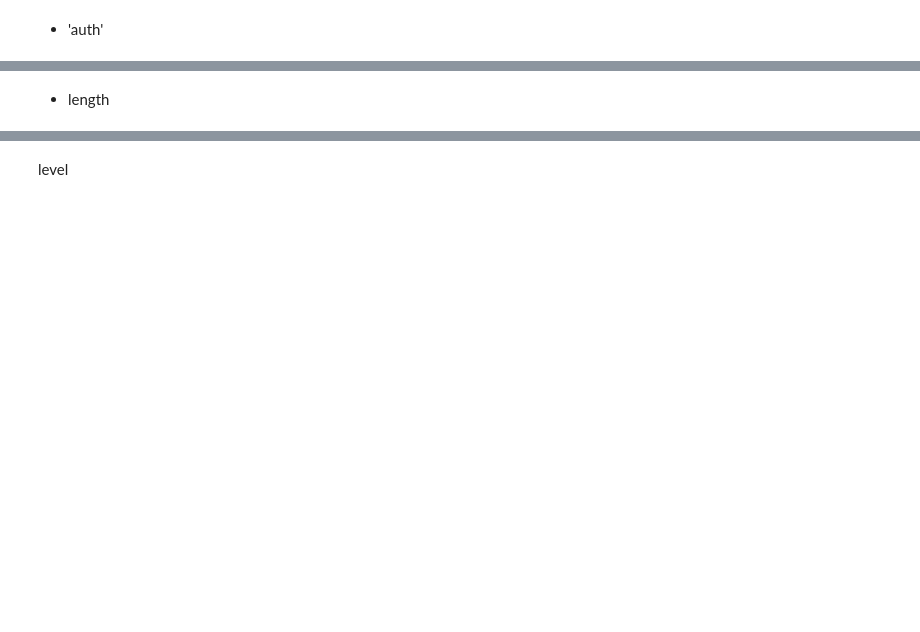
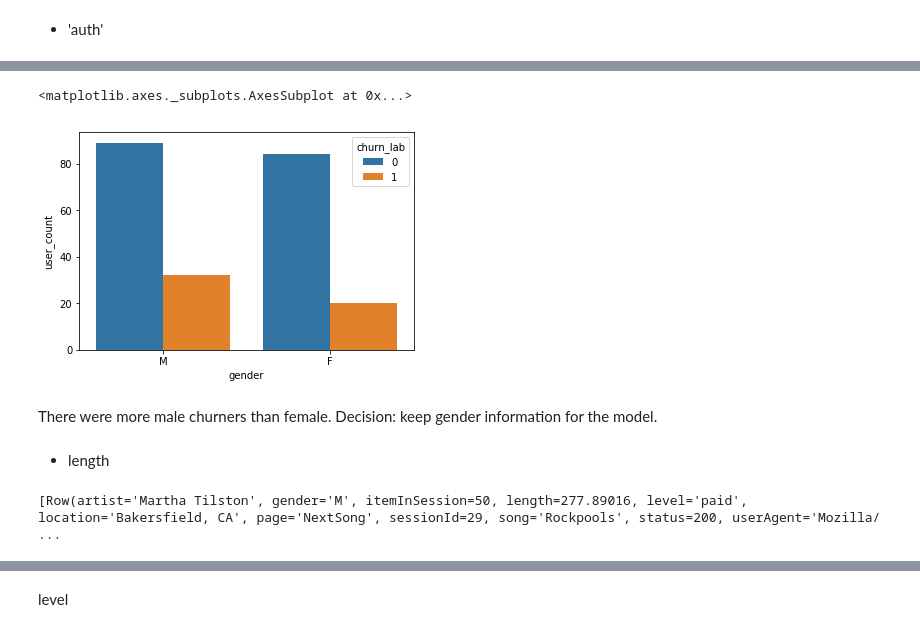
Before and after one commit to thecochenille/scaling-fishstick, a Jupyter notebook: Sparkify.ipynb, the cells around one changed output, grey strips where cells are left out. Cells and saved outputs as stored; diff of their text form; code cells hidden in the pictures; blank space fills up the shorter version.

```diff
--- a/Sparkify.ipynb
+++ b/Sparkify.ipynb
@@ -676,4 +756,4 @@ Either I remove this feature or I can explore it later with when the loggin happ
 # %%
 # take all users, churn and gender, drop duplicate rows by users,
-gender_by_churn = user_log_clean.dropDuplicates(['userId']).groupBy('gender','churn_lab2').agg(count('*').alias('user_count')).toPandas()
+gender_by_churn = user_log_clean_churn.dropDuplicates(['userId']).groupBy('gender','churn_lab').agg(count('*').alias('user_count')).toPandas()
 gender_by_churn.head()
@@ -680,8 +766,16 @@ gender_by_churn.head()
 # %%
-sns.barplot(data=gender_by_churn, x='gender', y='user_count', hue='churn_lab2')
+sns.barplot(data=gender_by_churn, x='gender', y='user_count', hue='churn_lab')
+# %% [output]
+<matplotlib.axes._subplots.AxesSubplot at 0x...>
+[figure, added]
+# %% [markdown]
+There were more male churners than female.
+Decision: keep gender information for the model.
 # %% [markdown]
 - length
 # %%
-user_log_clean.take(1)
+user_log_clean_churn.take(1)
+# %% [output]
+[Row(artist='Martha Tilston', gender='M', itemInSession=50, length=277.89016, level='paid', location='Bakersfield, CA', page='NextSong', sessionId=29, song='Rockpools', status=200, userAgent='Mozilla/ ...
 # %%
 # look at the average session length per user and churning
```
Also changed, not shown: parts of 72 cells of this notebook, 2 other files.
